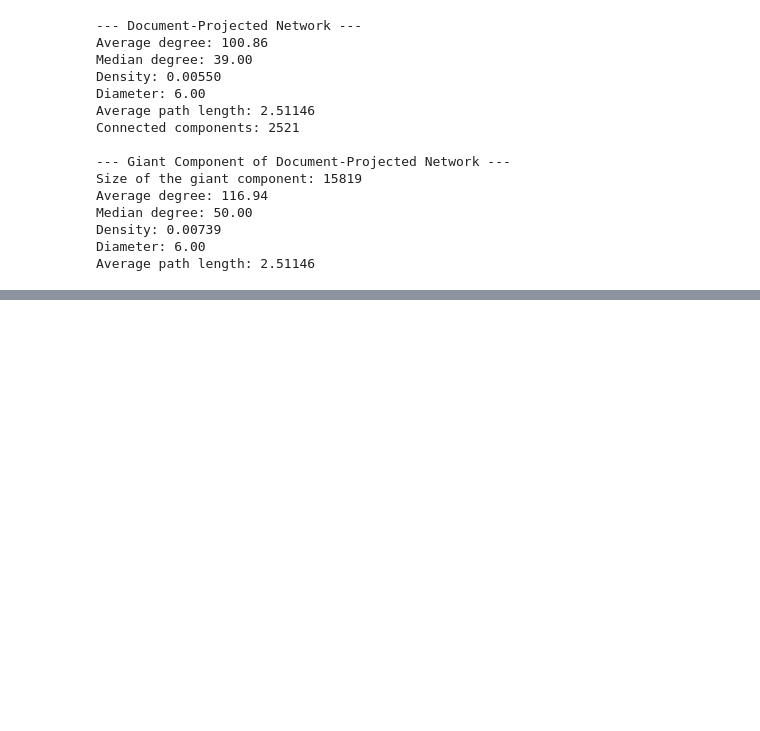
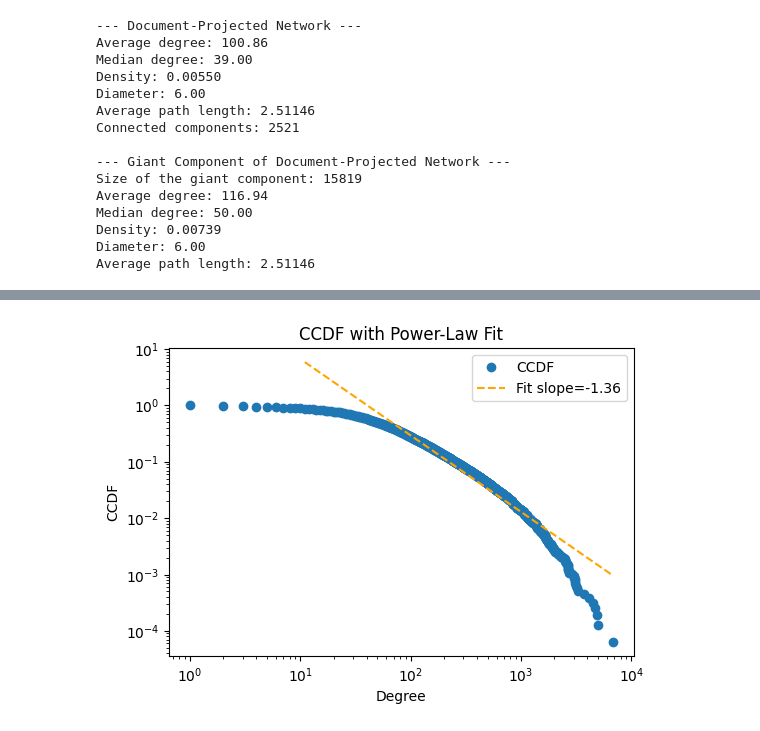
Before and after one commit to mikaelpoli/after-the-vote-network, a Jupyter notebook: build_network.ipynb, the cells around one changed output, grey strips where cells are left out. Saved outputs shown, nothing was run; the diff lists cells and outputs as text; code cells hidden in the pictures; blank space fills up the shorter version.

```diff
--- a/build_network.ipynb
+++ b/build_network.ipynb
@@ -405,0 +411,4 @@ Average path length: 2.51146
+# %%
+utils.plot_ccdf(giant_component_docs)
+# %% [output]
+[figure, added]
```
Also changed, not shown: parts of 6 cells of this notebook.
